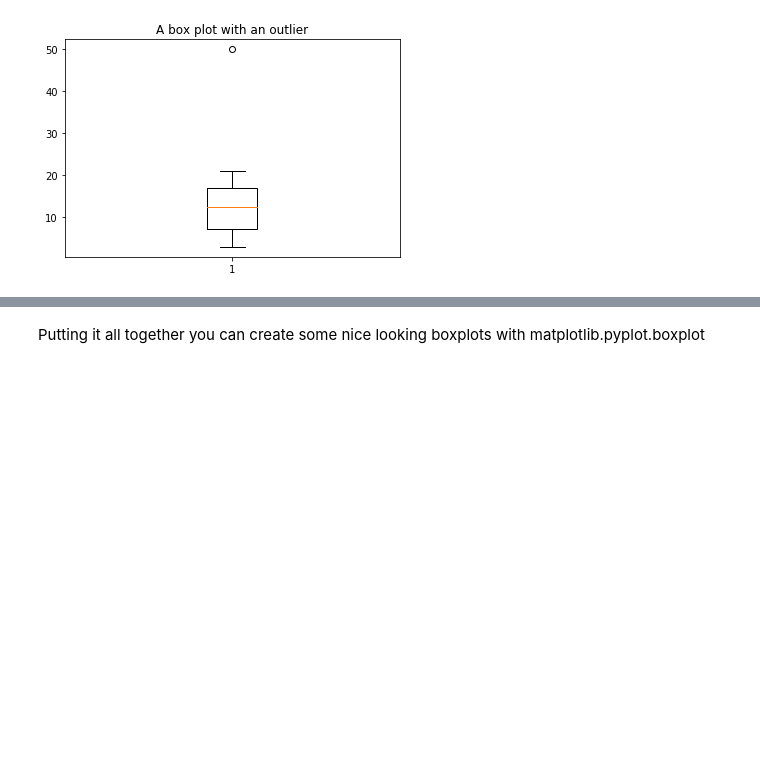
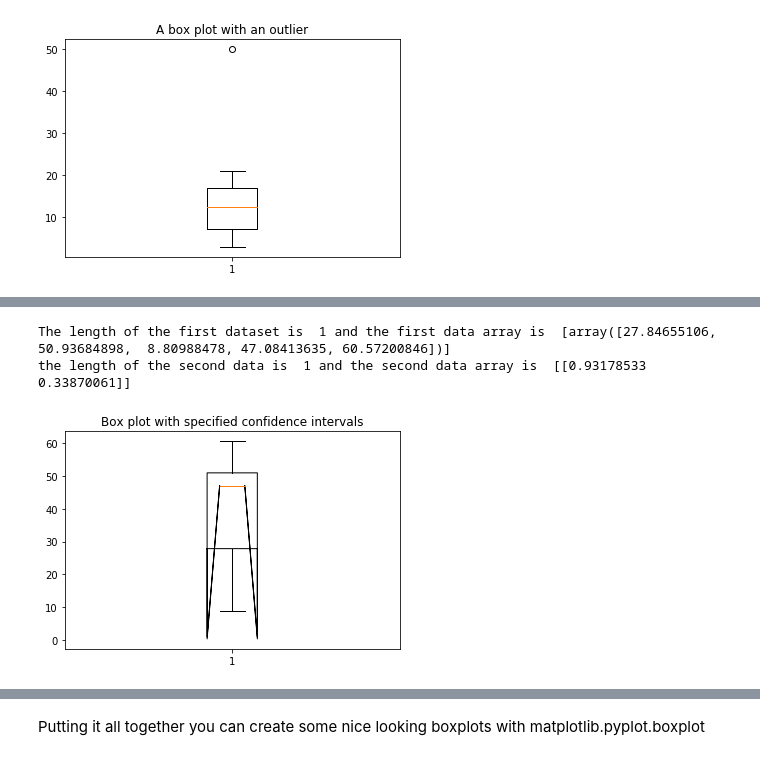
Before and after one commit to Osheah/foda-project, a Jupyter notebook: Boxplot.ipynb, the cells around one changed output, grey strips where cells are left out. Cells and saved outputs as stored; diff of their text form; code cells hidden in the pictures; blank space fills up the shorter version.

```diff
--- a/Boxplot.ipynb
+++ b/Boxplot.ipynb
@@ -466,0 +381,12 @@ plt.show()
+# %%
+conf = [100*np.random.rand(5)]
+print("The length of the first dataset is ", len(conf), "and the first data array is ", conf)
+cf_int = np.random.rand(1, 2)
+print("the length of the second data is ", len(cf_int), "and the second data array is " ,cf_int)
+plt.boxplot(conf, notch = True, conf_intervals = cf_int)
+plt.title("Box plot with specified confidence intervals")
+plt.show()
+# %% [output]
+The length of the first dataset is  1 and the first data array is  [array([27.84655106, 50.93684898,  8.80988478, 47.08413635, 60.57200846])]
+the length of the second data is  1 and the second data array is  [[0.93178533 0.33870061]]
+[figure, added]
```
Also changed, not shown: parts of 89 cells of this notebook, 3 other files.
